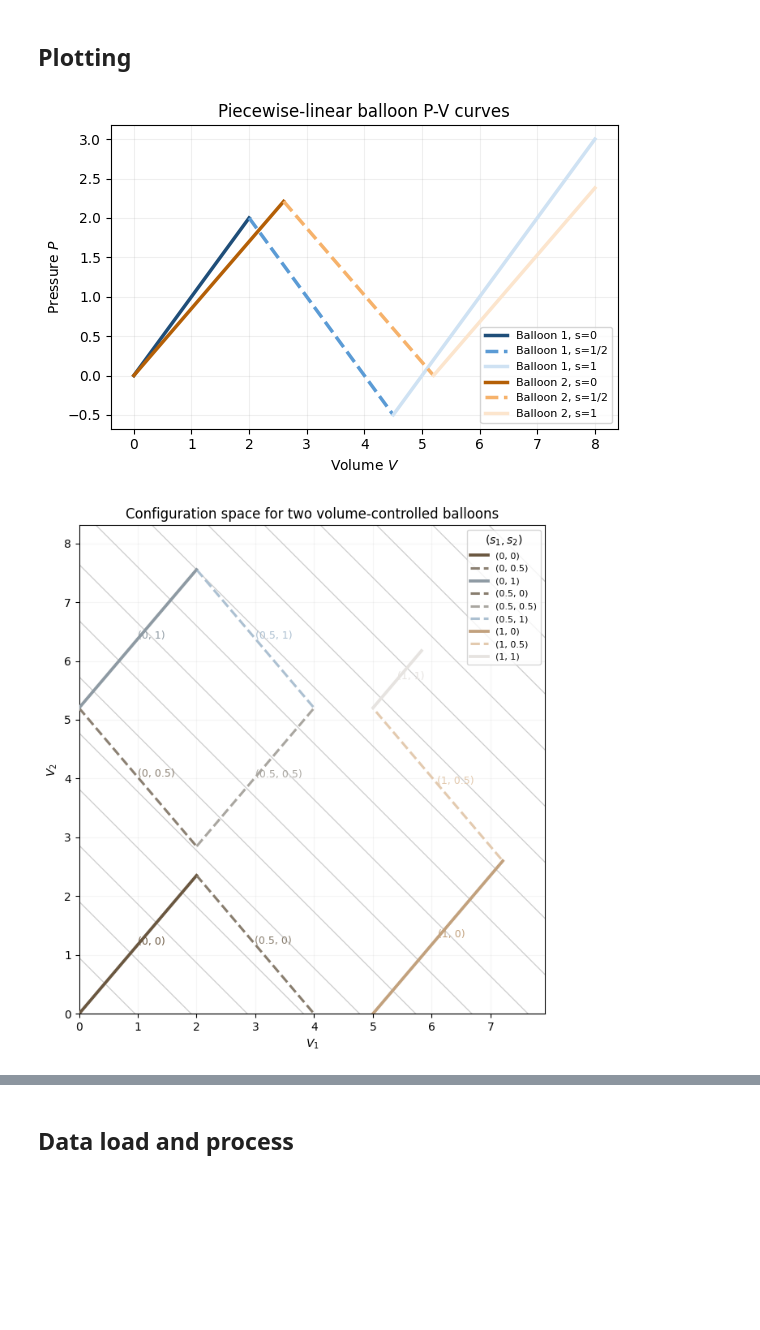
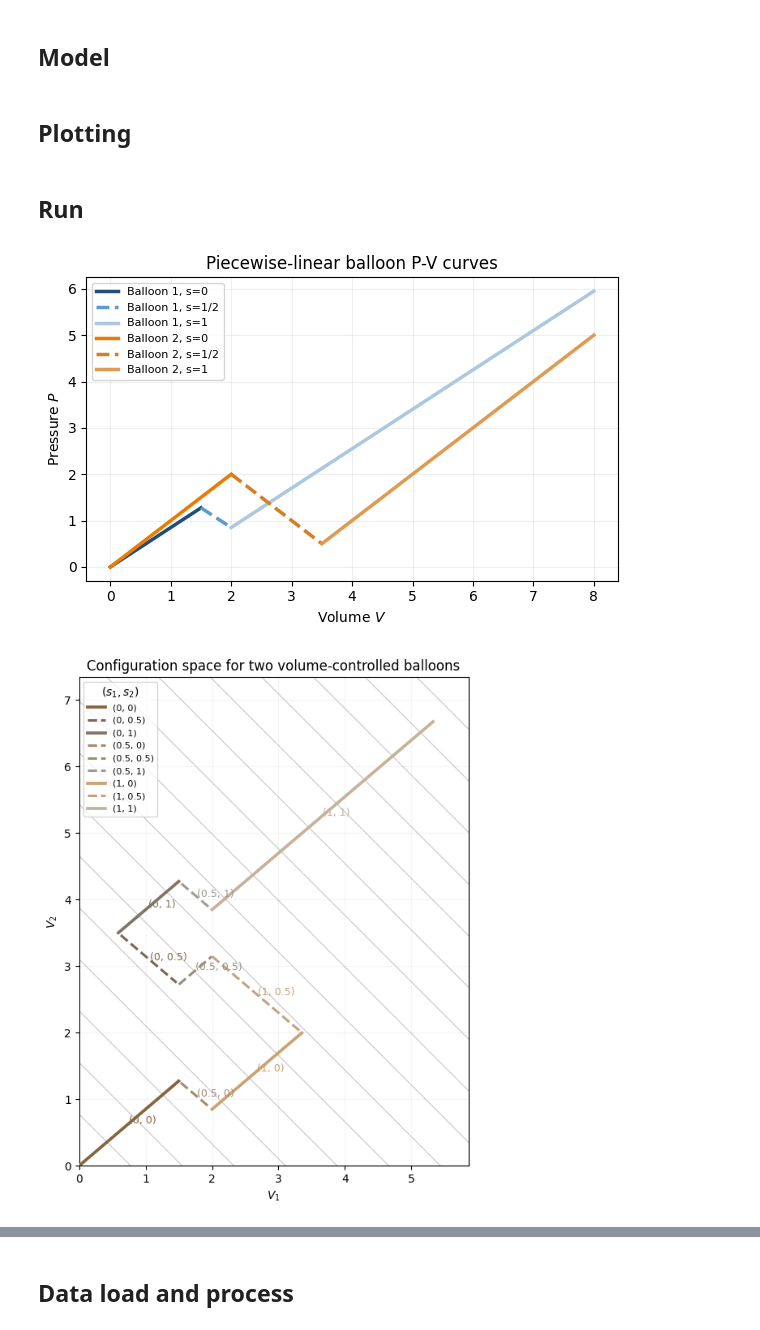
Before and after one commit to anwxwna/dismech-python-balloon, a Jupyter notebook: bifurcations_air.ipynb, the cells around one changed output, grey strips where cells are left out. Saved outputs shown, nothing was run; the diff lists cells and outputs as text; code cells hidden in the pictures; blank space fills up the shorter version.

```diff
--- a/bifurcations_air.ipynb
+++ b/bifurcations_air.ipynb
@@ -3,3 +3,5 @@
+# %% [markdown]
+## Model
 # %%
 import numpy as np
 import matplotlib.pyplot as plt
@@ -168,12 +170,12 @@ def get_branch_color(balloon_id, s):
         1: {
             0:   "#1f4e79",  # dark blue
             0.5: "#5b9bd5",  # medium blue
-            1:   "#cfe2f3",  # light blue
+            1:   "#acc8e0",  # light blue
         },
         2: {
-            0:   "#b45f06",  # dark orange
-            0.5: "#f6b26b",  # medium orange
-            1:   "#fce5cd",  # light orange
+            0:   "#eb7b04",  # dark orange
+            0.5: "#d47f24",  # medium orange
+            1:   "#df9b52",  # light orange
         },
     }
 
@@ -394,25 +396,27 @@ def plot_configuration_space(branches, VT_lines=True):
     ax.legend(title=r"$(s_1,s_2)$", fontsize=8)
     plt.tight_layout()
     plt.show()
+# %% [markdown]
+## Run
 # %%
-balloon1 = {
+balloon2 = {
     "m": 1.0,
     "a": 2.0,
-    "b": 4.5,
+    "b": 3.5,
 }
 
-balloon2 = {
+balloon1 = {
     "m": 0.85,
-    "a": 2.6,
-    "b": 5.2,
+    "a": 1.5,
+    "b": 2,
 }
 
 VT_values = np.linspace(0.0, 12.0, 2000)
 
 branches = compute_configuration_space(balloon1, balloon2, VT_values)
 
 plot_pressure_volume_curves(balloon1, balloon2, Vmax=8.0)
 plot_configuration_space(branches)
 # %% [output]
-[figure, old version]
+[figure, new version]
-[figure, old version]
+[figure, new version]
```
Also changed, not shown: parts of 40 cells of this notebook, 3 other files.
